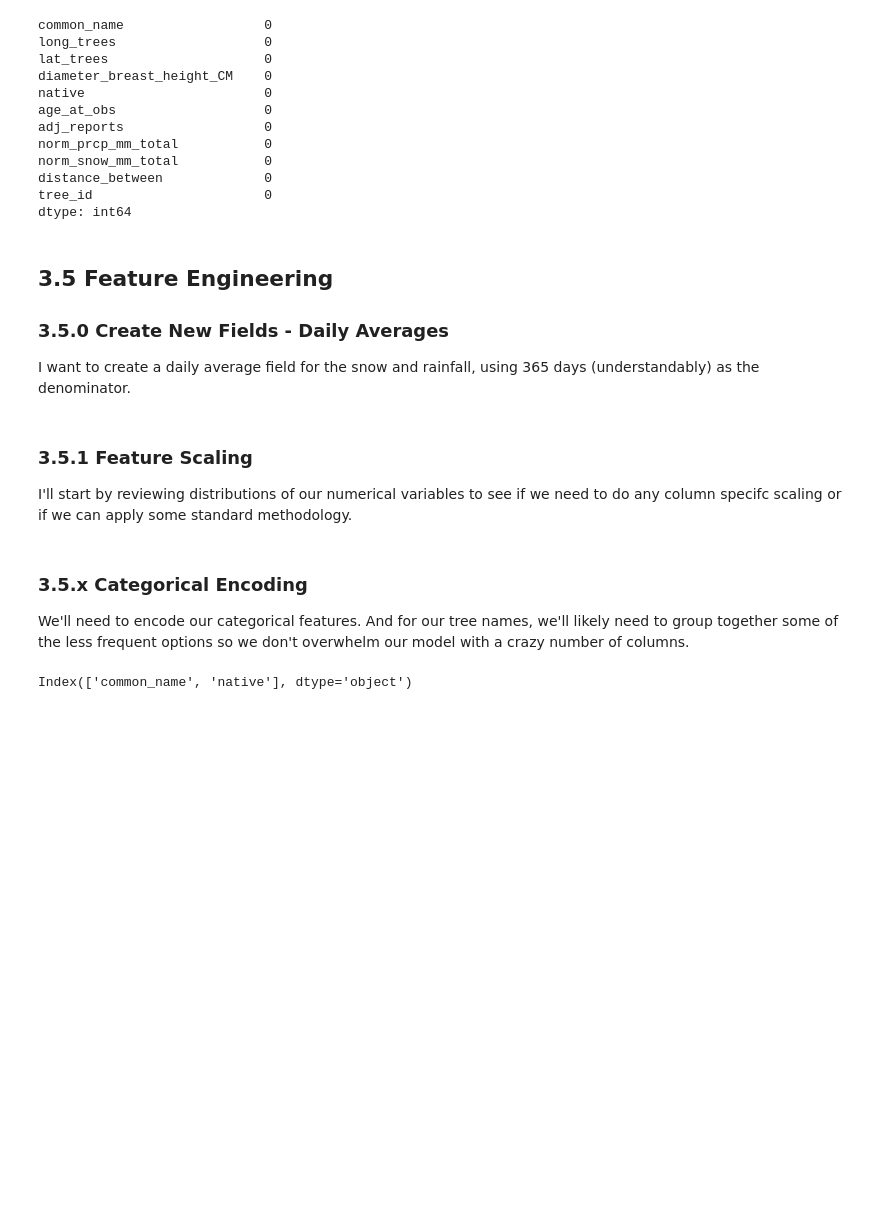
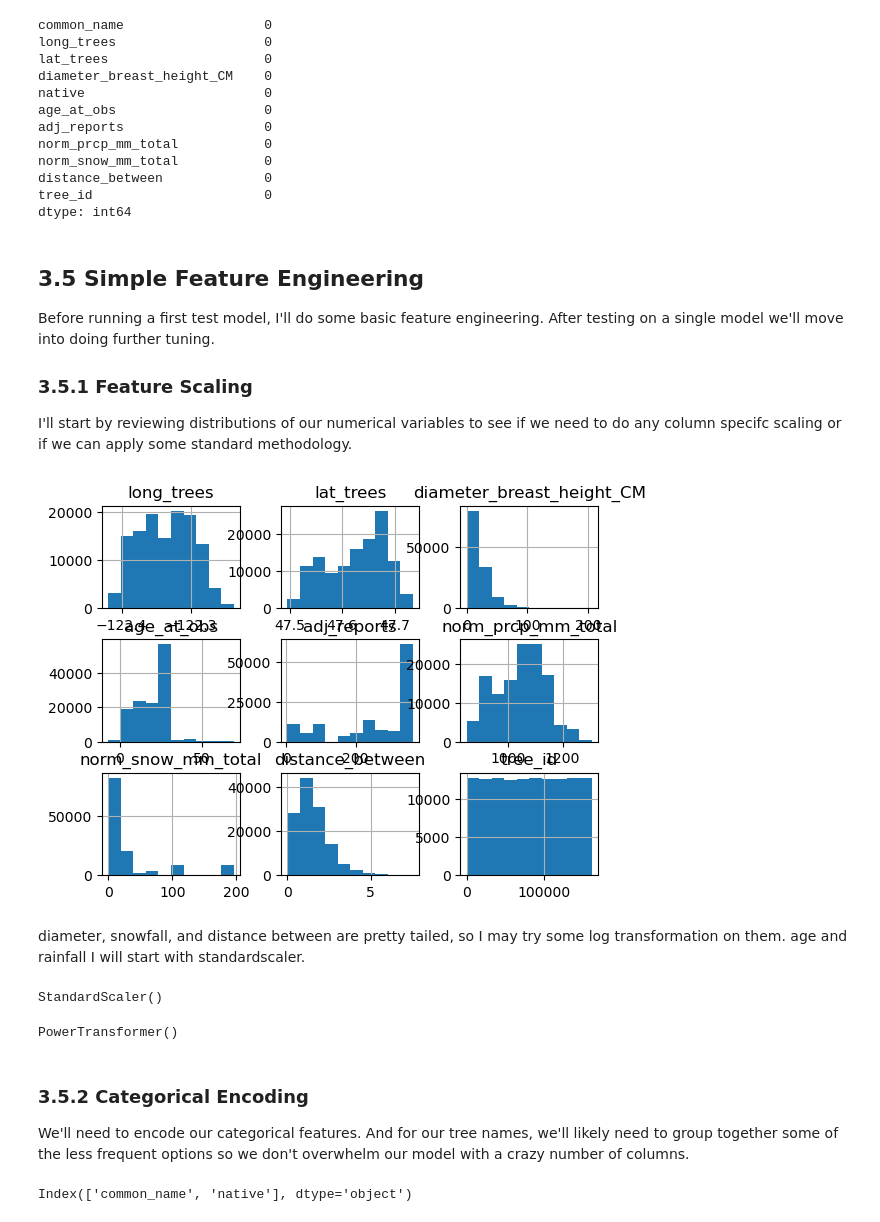
Before and after one commit to BrettlyCD/seattle-trees-project, a Jupyter notebook: notebooks/03_preproc_and_train.ipynb, the cells around one changed output. Drawn from its saved outputs; the diff is of its cells as text; code cells hidden in the pictures; blank space fills up the shorter version.

Commit message:
Run first model.

```diff
--- a/notebooks/03_preproc_and_train.ipynb
+++ b/notebooks/03_preproc_and_train.ipynb
@@ -70,7 +75,7 @@ Index(['common_name', 'long_trees', 'lat_trees', 'diameter_breast_height_CM',
 # %%
 # split data into X and y
 X = trees_df.drop(columns=['condition_index'])
-y = trees_df[['condition_index']]
+y = trees_df['condition_index']
 # %% [markdown]
 ## 3.3 Train-Test Split
 We'll use an 80:20 split here
@@ -111,22 +116,39 @@ norm_snow_mm_total           0
 distance_between             0
 tree_id                      0
 dtype: int64
-# %% [markdown]
-## 3.5 Feature Engineering
-
-### 3.5.0 Create New Fields - Daily Averages
-
-I want to create a daily average field for the snow and rainfall, using 365 days (understandably) as the denominator.
-# %%
-#Add column for daily rainfall avg
-X_train['prcp_daily_avg'] = X_train['norm_prcp_mm_total'].div(365.0)
-X_train['snow_daily_avg'] = X_train['norm_snow_mm_total'].div(365.0)
 # %% [markdown]
+## 3.5 Simple Feature Engineering
+
+Before running a first test model, I'll do some basic feature engineering. After testing on a single model we'll move into doing further tuning.
+
 ### 3.5.1 Feature Scaling
 
 I'll start by reviewing distributions of our numerical variables to see if we need to do any column specifc scaling or if we can apply some standard methodology.
+# %%
+X_train.hist()
+plt.show()
+# %% [output]
+[figure, added]
+# %% [markdown]
+diameter, snowfall, and distance between are pretty tailed, so I may try some log transformation on them. age and rainfall I will start with standardscaler.
+# %%
+#initiate standard scaler
+ss_scaler = StandardScaler()
+
+#fit to age and prcp data
+ss_scaler.fit(X_train[['age_at_obs','norm_prcp_mm_total']])
+# %% [output]
+StandardScaler()
+# %%
+#initiate log transformer
+pow_trans = PowerTransformer()
+
+#fit to snow,diameter, and distance between
+pow_trans.fit(X_train[['diameter_breast_height_CM', 'norm_snow_mm_total','distance_between']])
+# %% [output]
+PowerTransformer()
 # %% [markdown]
-### 3.5.x Categorical Encoding
+### 3.5.2 Categorical Encoding
 
 We'll need to encode our categorical features. And for our tree names, we'll likely need to group together some of the less frequent options so we don't overwhelm our model with a crazy number of columns.
 # %%
```
Also changed, not shown: parts of 10 cells of this notebook.
